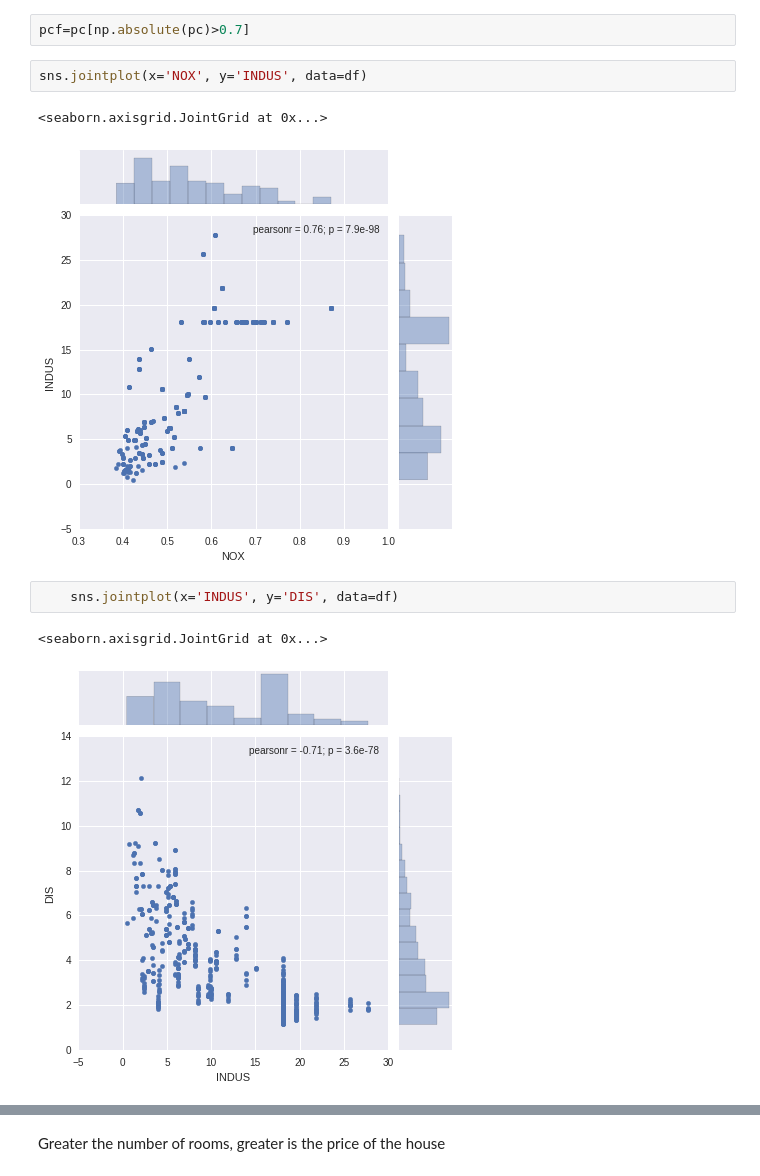
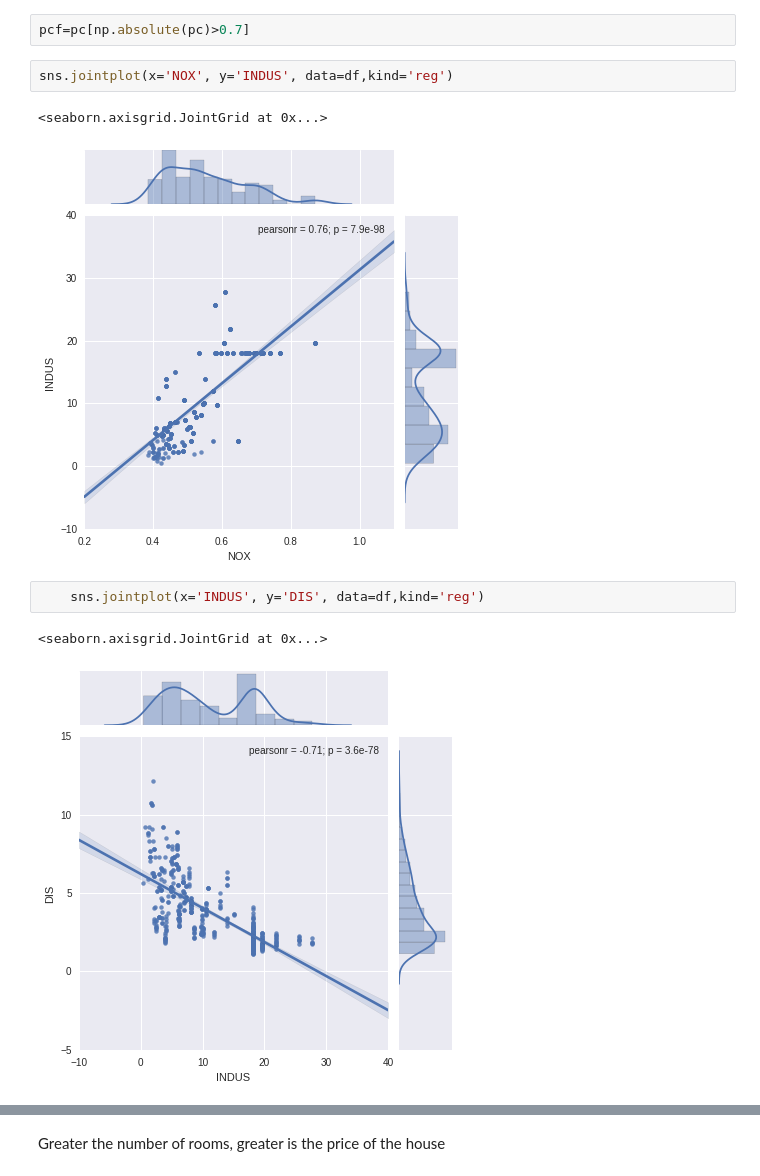
Before and after one commit to anushthakalia/Boston-Housing, a Jupyter notebook: Statistical analysis I.ipynb, the cells around one changed output, grey strips where cells are left out. Saved outputs shown, nothing was run; the diff lists cells and outputs as text.

```diff
--- a/Statistical analysis I.ipynb
+++ b/Statistical analysis I.ipynb
@@ -139,13 +187,13 @@ pc
 # %%
 pcf=pc[np.absolute(pc)>0.7]
 # %%
-sns.jointplot(x='NOX', y='INDUS', data=df)
+sns.jointplot(x='NOX', y='INDUS', data=df,kind='reg')
 # %% [output]
 <seaborn.axisgrid.JointGrid at 0x...>
-[figure, old version]
+[figure, new version]
 # %%
-    sns.jointplot(x='INDUS', y='DIS', data=df)
+    sns.jointplot(x='INDUS', y='DIS', data=df,kind='reg')
 # %% [output]
 <seaborn.axisgrid.JointGrid at 0x...>
-[figure, old version]
+[figure, new version]
 # %%
```
Also changed, not shown: parts of 21 cells of this notebook.
